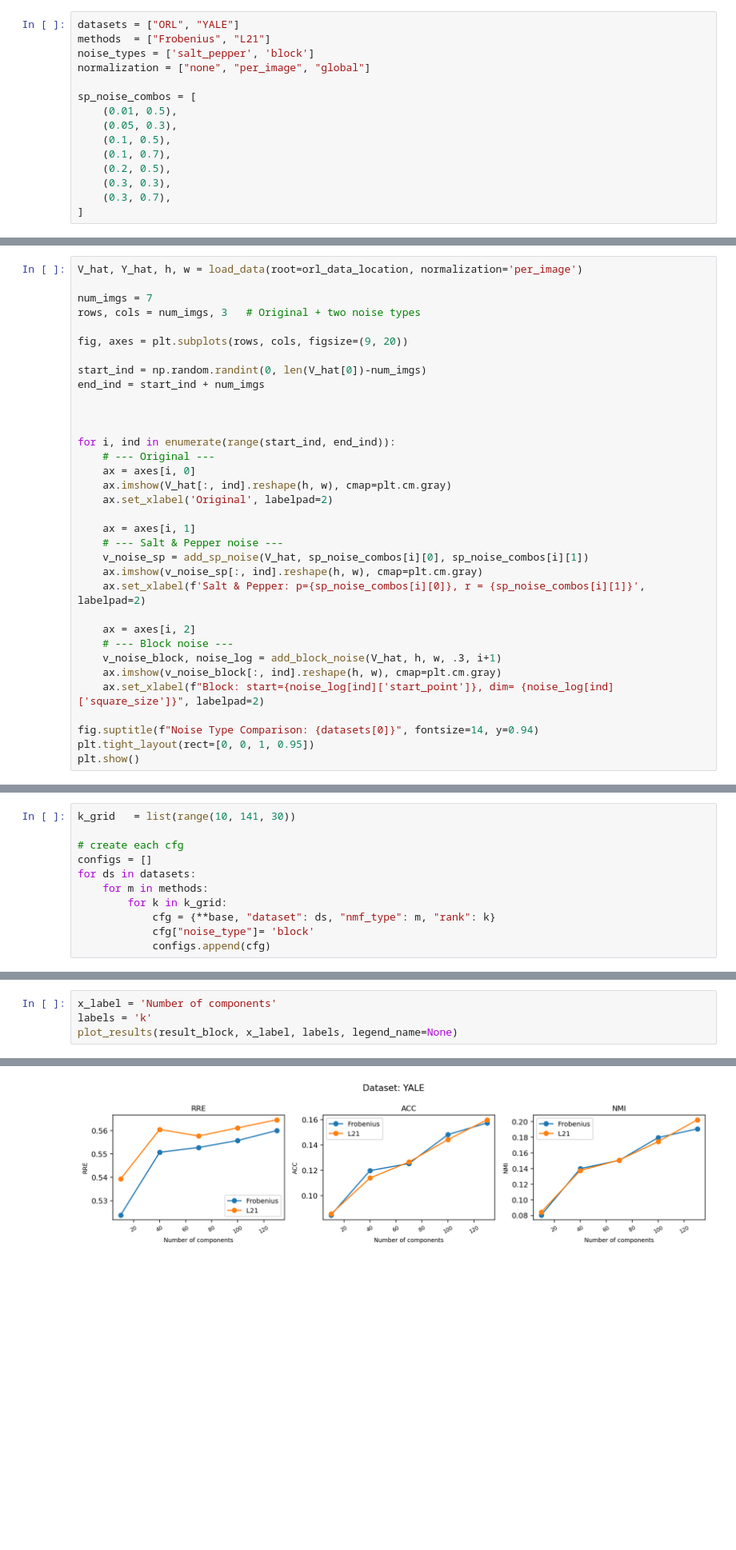
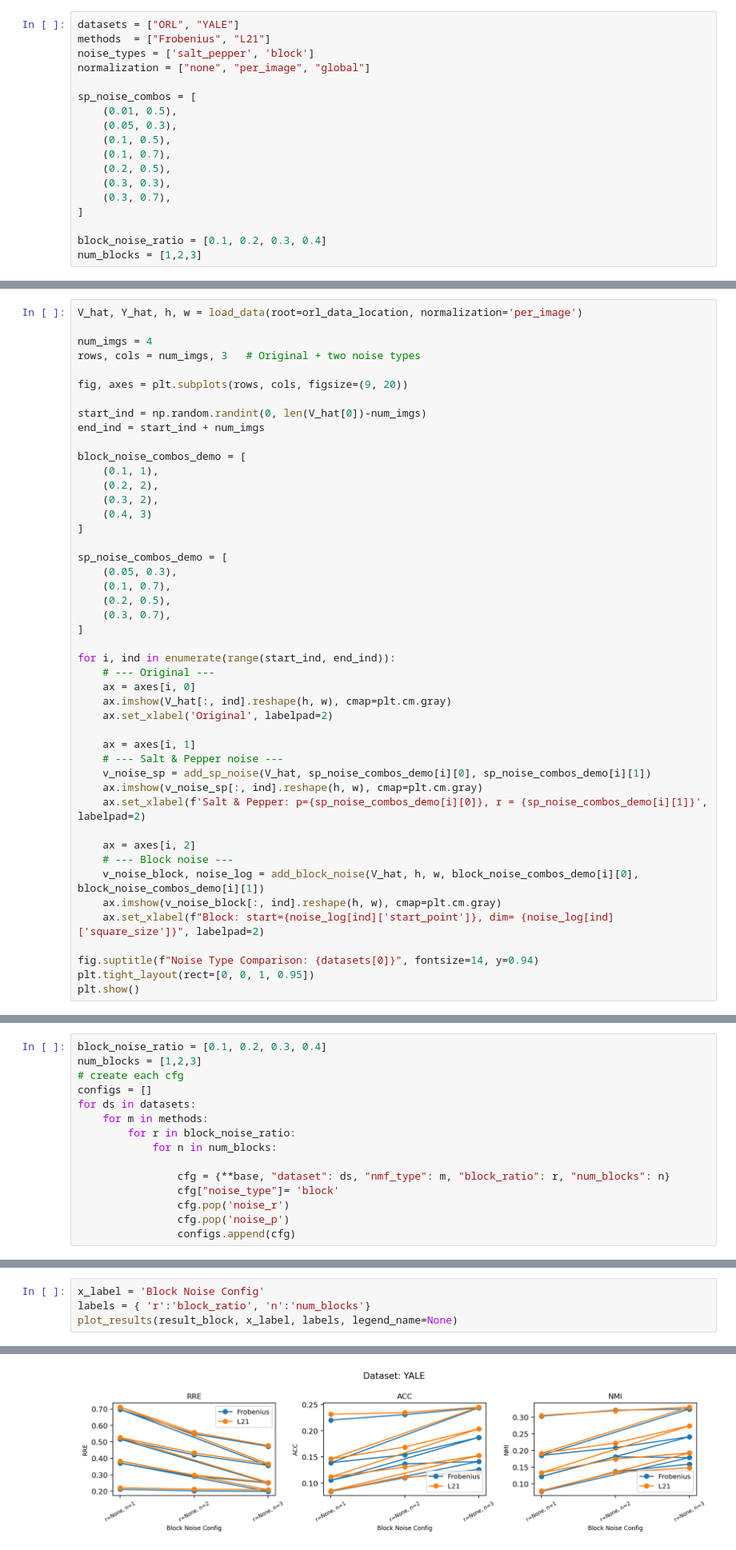
Before and after one commit to jbsaunders/comp5328-assignment-1, a Jupyter notebook: assignment1.ipynb, the cells around one changed output, grey strips where cells are left out. Shown at 80% size. Cells and saved outputs as stored; diff of their text form; blank space fills up the shorter version.

```diff
--- a/assignment1.ipynb
+++ b/assignment1.ipynb
@@ -61,6 +72,9 @@ sp_noise_combos = [
     (0.3, 0.3),
     (0.3, 0.7),
 ]
+
+block_noise_ratio = [0.1, 0.2, 0.3, 0.4]
+num_blocks = [1,2,3]
 # %% [markdown]
 ## 1. Load Dataset
 
@@ -298,7 +313,7 @@ Display a random sample of the original images alongside the images post noise g
 # %%
 V_hat, Y_hat, h, w = load_data(root=orl_data_location, normalization='per_image')
 
-num_imgs = 7
+num_imgs = 4
 rows, cols = num_imgs, 3   # Original + two noise types
 
 fig, axes = plt.subplots(rows, cols, figsize=(9, 20))
@@ -306,7 +321,19 @@ fig, axes = plt.subplots(rows, cols, figsize=(9, 20))
 start_ind = np.random.randint(0, len(V_hat[0])-num_imgs)
 end_ind = start_ind + num_imgs
 
+block_noise_combos_demo = [
+    (0.1, 1),
+    (0.2, 2),
+    (0.3, 2),
+    (0.4, 3)
+]
 
+sp_noise_combos_demo = [
+    (0.05, 0.3),
+    (0.1, 0.7),
+    (0.2, 0.5),
+    (0.3, 0.7),
+]
 
 for i, ind in enumerate(range(start_ind, end_ind)):
     # --- Original ---
@@ -316,13 +343,13 @@ for i, ind in enumerate(range(start_ind, end_ind)):
 
     ax = axes[i, 1]
     # --- Salt & Pepper noise ---
-    v_noise_sp = add_sp_noise(V_hat, sp_noise_combos[i][0], sp_noise_combos[i][1])
+    v_noise_sp = add_sp_noise(V_hat, sp_noise_combos_demo[i][0], sp_noise_combos_demo[i][1])
     ax.imshow(v_noise_sp[:, ind].reshape(h, w), cmap=plt.cm.gray)
-    ax.set_xlabel(f'Salt & Pepper: p={sp_noise_combos[i][0]}, r = {sp_noise_combos[i][1]}', labelpad=2)
+    ax.set_xlabel(f'Salt & Pepper: p={sp_noise_combos_demo[i][0]}, r = {sp_noise_combos_demo[i][1]}', labelpad=2)
 
     ax = axes[i, 2]
     # --- Block noise ---
-    v_noise_block, noise_log = add_block_noise(V_hat, h, w, .3, i+1)
+    v_noise_block, noise_log = add_block_noise(V_hat, h, w, block_noise_combos_demo[i][0], block_noise_combos_demo[i][1])
     ax.imshow(v_noise_block[:, ind].reshape(h, w), cmap=plt.cm.gray)
     ax.set_xlabel(f"Block: start={noise_log[ind]['start_point']}, dim= {noise_log[ind]['square_size']}", labelpad=2)
 
@@ -1142,14 +1299,18 @@ plot_results_deviation(result_salt_yale, x_label, label_names, dataset="YALE")
 # %%
-k_grid   = list(range(10, 141, 30))
-
+block_noise_ratio = [0.1, 0.2, 0.3, 0.4]
+num_blocks = [1,2,3]
 # create each cfg
 configs = []
 for ds in datasets:
     for m in methods:
-        for k in k_grid:
-            cfg = {**base, "dataset": ds, "nmf_type": m, "rank": k}
-            cfg["noise_type"]= 'block'
-            configs.append(cfg)
+        for r in block_noise_ratio:
+            for n in num_blocks:
+
+                cfg = {**base, "dataset": ds, "nmf_type": m, "block_ratio": r, "num_blocks": n}
+                cfg["noise_type"]= 'block'
+                cfg.pop('noise_r')
+                cfg.pop('noise_p')
+                configs.append(cfg)
 # %%
 result_block = run_configs_parallel(configs, n_jobs=-1, backend="loky", verbose=10)
 df = pd.DataFrame(result_block)
@@ -1234,5 +1444,5 @@ epsilon: 1e-12
 # %%
-x_label = 'Number of components'
-labels = 'k'
+x_label = 'Block Noise Config'
+labels = { 'r':'block_ratio', 'n':'num_blocks'}
 plot_results(result_block, x_label, labels, legend_name=None)
 # %% [output]
@@ -1240,2 +1450,2 @@ plot_results(result_block, x_label, labels, legend_name=None)
-[figure, old version]
+[figure, new version]
 # %%
```
Also changed, not shown: parts of 27 cells of this notebook, 1 other file.
